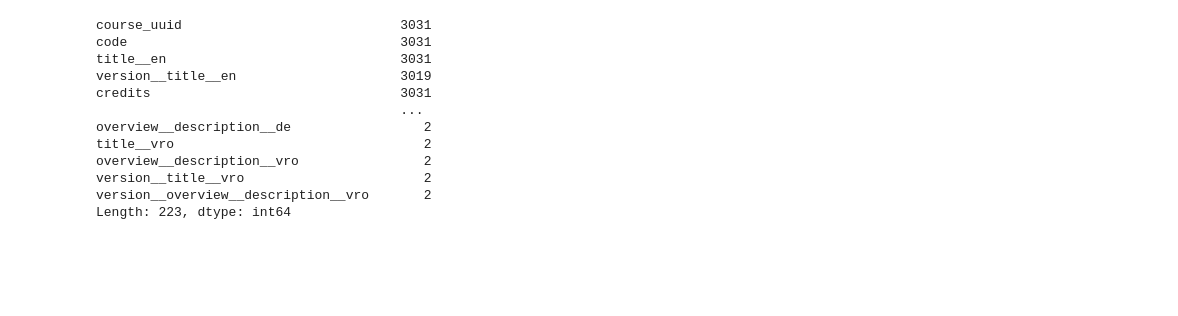
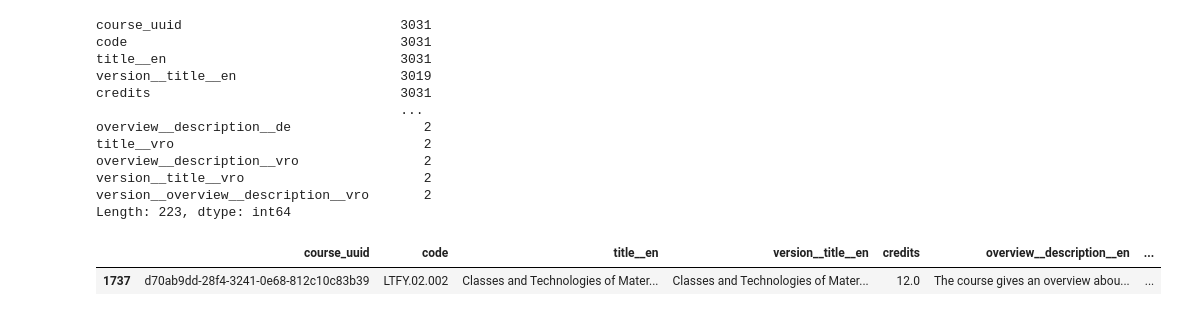
Before and after one commit to helinu-apple/tehisintellekti-rakendamise-projekt, a Jupyter notebook: andmetega_tutvumine.ipynb, the cells around one changed output. Cells and saved outputs as stored; diff of their text form; code cells hidden in the pictures; blank space fills up the shorter version.

```diff
--- a/andmetega_tutvumine.ipynb
+++ b/andmetega_tutvumine.ipynb
@@ -28,0 +32,5 @@ Length: 223, dtype: int64
+# %%
+data[data['code'] == 'LTFY.02.002']
+# %% [output]
+|  | course_uuid | code | title__en | version__title__en | credits | overview__description__en | ... |
+| 1737 | d70ab9dd-28f4-3241-0e68-812c10c83b39 | LTFY.02.002 | Classes and Technologies of Mater... | Classes and Technologies of Mater... | 12.0 | The course gives an overview abou... | ... |
```
Also changed, not shown: parts of 7 cells of this notebook.
